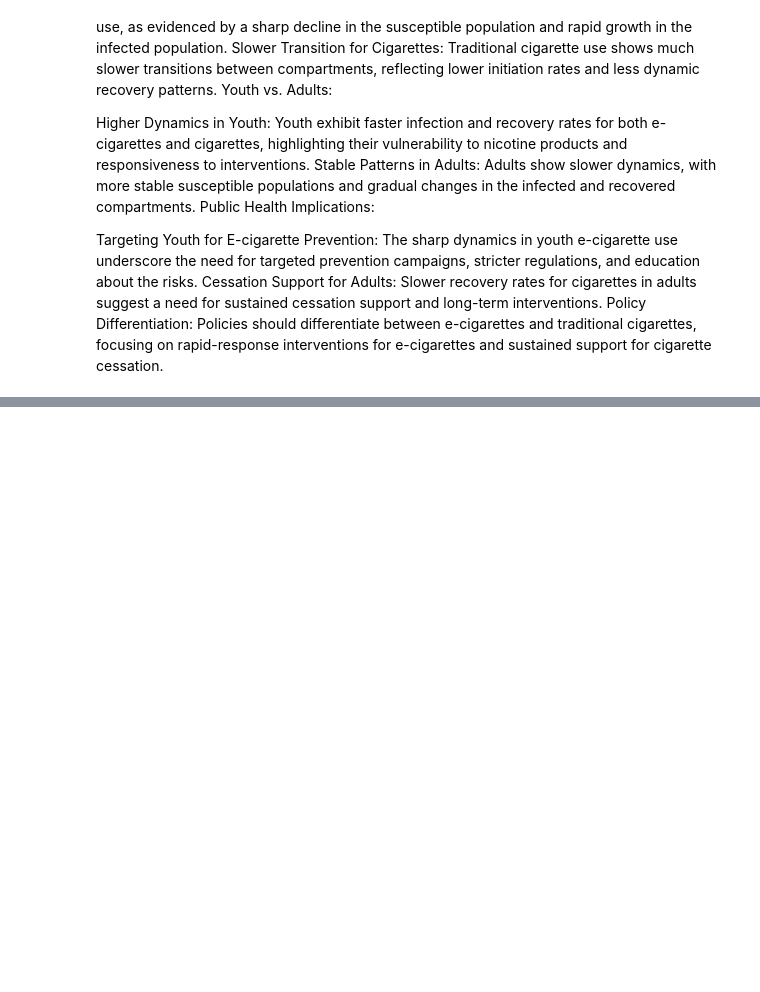
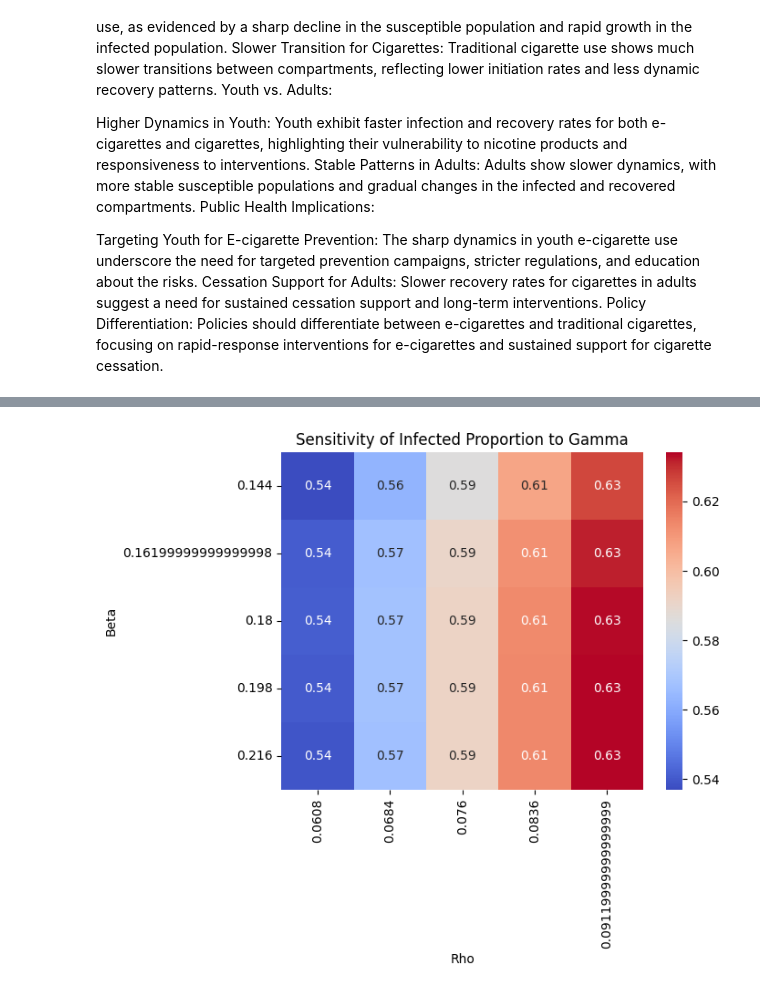
Before and after one commit to revak18/nicotine_use_mathmodel, a Jupyter notebook: NicotineUse_SIR_ODE_Model.ipynb, the cells around one changed output, grey strips where cells are left out. Cells and saved outputs as stored; diff of their text form; code cells hidden in the pictures; blank space fills up the shorter version.

```diff
--- a/NicotineUse_SIR_ODE_Model.ipynb
+++ b/NicotineUse_SIR_ODE_Model.ipynb
@@ -171,0 +216,11 @@ Policy Differentiation: Policies should differentiate between e-cigarettes and t
+# %%
+# Example: Create a heatmap to visualize sensitivity to gamma
+import seaborn as sns
+sns.heatmap(df_sensitivity_mean.pivot_table(index='beta', columns='rho', values='Infected_Proportion'),
+            cmap='coolwarm', annot=True)
+plt.xlabel('Rho')
+plt.ylabel('Beta')
+plt.title('Sensitivity of Infected Proportion to Gamma')
+plt.show()
+# %% [output]
+[figure, added]
```
Also changed, not shown: parts of 3 cells of this notebook.
